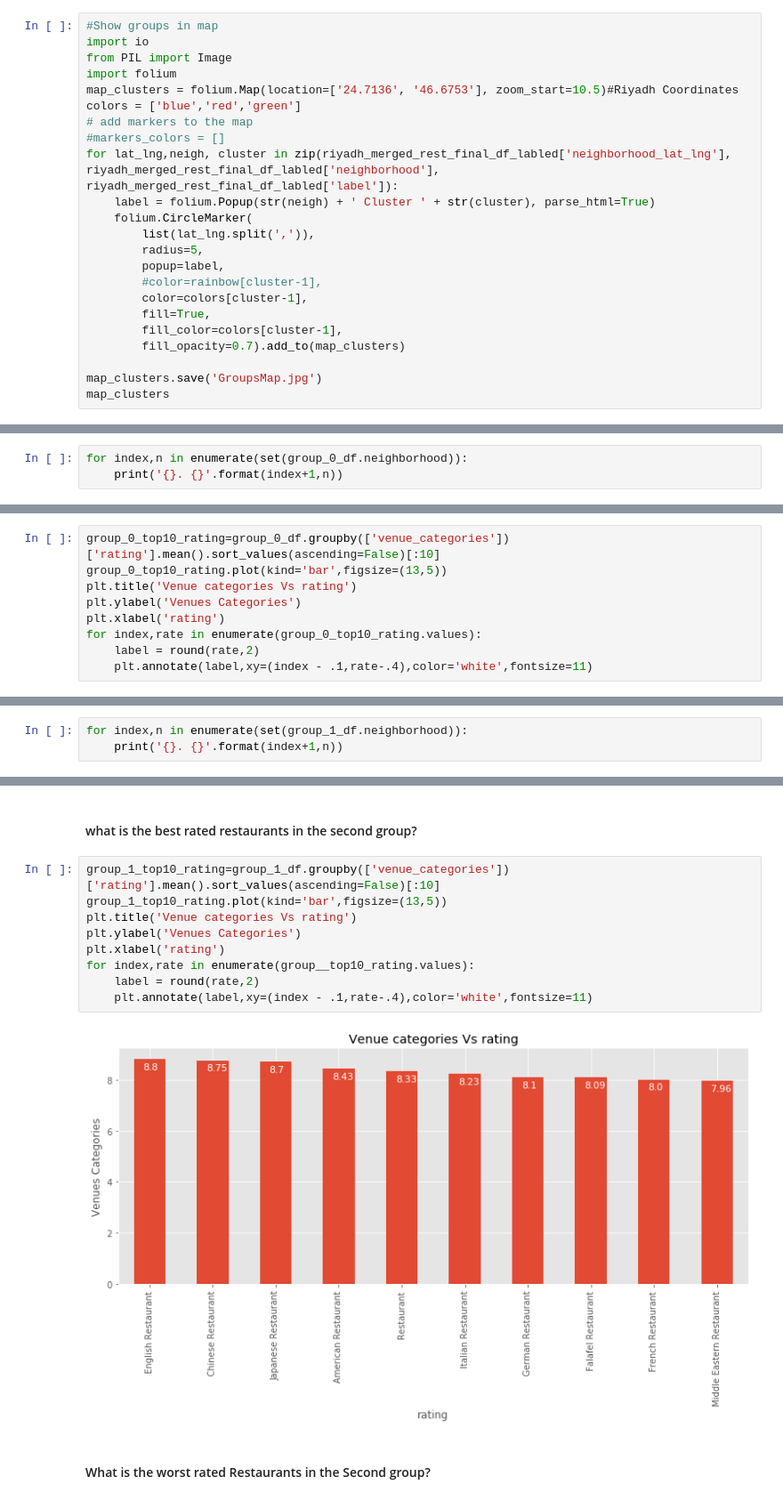
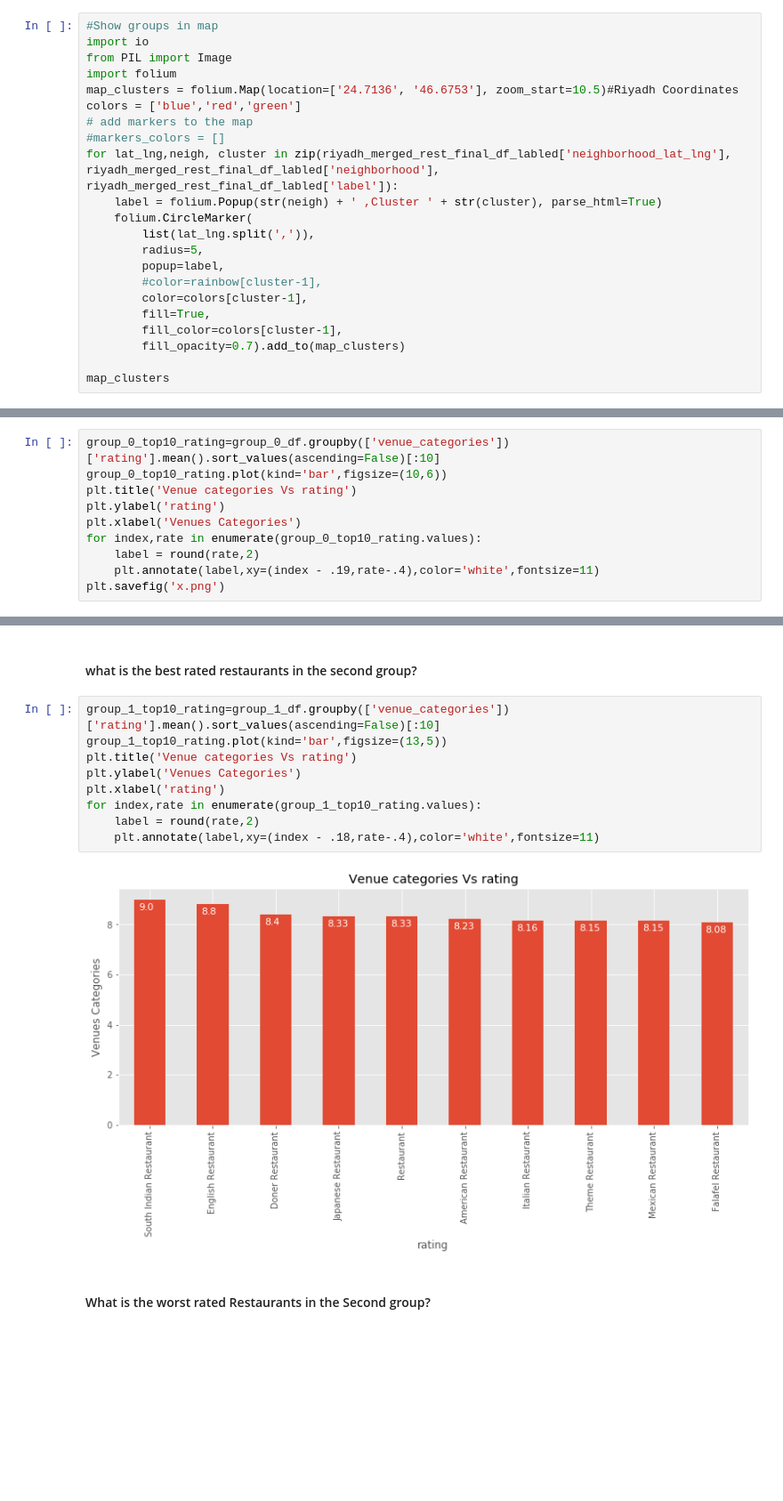
Before and after one commit to saadelshazly2020/Coursera_Capstone, a Jupyter notebook: Get Restaurant Best Locatoin.ipynb, the cells around one changed output, grey strips where cells are left out. Shown at 89% size. Saved outputs shown, nothing was run; the diff lists cells and outputs as text; blank space fills up the shorter version.

```diff
--- a/Get Restaurant Best Locatoin.ipynb
+++ b/Get Restaurant Best Locatoin.ipynb
@@ -790,7 +822,7 @@ colors = ['blue','red','green']
 # add markers to the map
 #markers_colors = []
 for lat_lng,neigh, cluster in zip(riyadh_merged_rest_final_df_labled['neighborhood_lat_lng'], riyadh_merged_rest_final_df_labled['neighborhood'], riyadh_merged_rest_final_df_labled['label']):
-    label = folium.Popup(str(neigh) + ' Cluster ' + str(cluster), parse_html=True)
+    label = folium.Popup(str(neigh) + ' ,Cluster ' + str(cluster), parse_html=True)
     folium.CircleMarker(
         list(lat_lng.split(',')),
         radius=5,
@@ -801,7 +833,6 @@ for lat_lng,neigh, cluster in zip(riyadh_merged_rest_final_df_labled['neighborho
         fill_color=colors[cluster-1],
         fill_opacity=0.7).add_to(map_clusters)
 
-map_clusters.save('GroupsMap.jpg')
 map_clusters
 # %% [output]
 [interactive output not drawn]
@@ -813,6 +844,3 @@ map_clusters
 group_0_df=riyadh_merged_rest_final_df_labled[riyadh_merged_rest_final_df_labled.label==0]
 # %% [markdown]
 #### What is the Neighborhoods in the first group?
-# %%
-for index,n in enumerate(set(group_0_df.neighborhood)):
-    print('{}. {}'.format(index+1,n))
@@ -878,11 +909,12 @@ for i,venue in enumerate(list(venue_wc.words_.keys())[0:10]):
 #### what is the most rated restaurants in the first group?
 # %%
 group_0_top10_rating=group_0_df.groupby(['venue_categories'])['rating'].mean().sort_values(ascending=False)[:10]
-group_0_top10_rating.plot(kind='bar',figsize=(13,5))
+group_0_top10_rating.plot(kind='bar',figsize=(10,6))
 plt.title('Venue categories Vs rating')
-plt.ylabel('Venues Categories')
-plt.xlabel('rating')
+plt.ylabel('rating')
+plt.xlabel('Venues Categories')
 for index,rate in enumerate(group_0_top10_rating.values):
     label = round(rate,2)
-    plt.annotate(label,xy=(index - .1,rate-.4),color='white',fontsize=11)
+    plt.annotate(label,xy=(index - .19,rate-.4),color='white',fontsize=11)
+plt.savefig('x.png')
 # %% [output]
@@ -937,3 +978,0 @@ group_1_df=riyadh_merged_rest_final_df_labled[riyadh_merged_rest_final_df_labled
-# %%
-for index,n in enumerate(set(group_1_df.neighborhood)):
-    print('{}. {}'.format(index+1,n))
@@ -1007,14 +1041,14 @@ for i,venue in enumerate(list(venue_wc.words_.keys())[0:10]):
 # %%
 group_1_top10_rating=group_1_df.groupby(['venue_categories'])['rating'].mean().sort_values(ascending=False)[:10]
 group_1_top10_rating.plot(kind='bar',figsize=(13,5))
 plt.title('Venue categories Vs rating')
 plt.ylabel('Venues Categories')
 plt.xlabel('rating')
-for index,rate in enumerate(group__top10_rating.values):
+for index,rate in enumerate(group_1_top10_rating.values):
     label = round(rate,2)
-    plt.annotate(label,xy=(index - .1,rate-.4),color='white',fontsize=11)
+    plt.annotate(label,xy=(index - .18,rate-.4),color='white',fontsize=11)
 # %% [output]
-[figure, old version]
+[figure, new version]
 # %% [markdown]
 #### What is the worst rated Restaurants in the Second group?
 # %%
```
Also changed, not shown: parts of 60 cells of this notebook, 20 other files.
